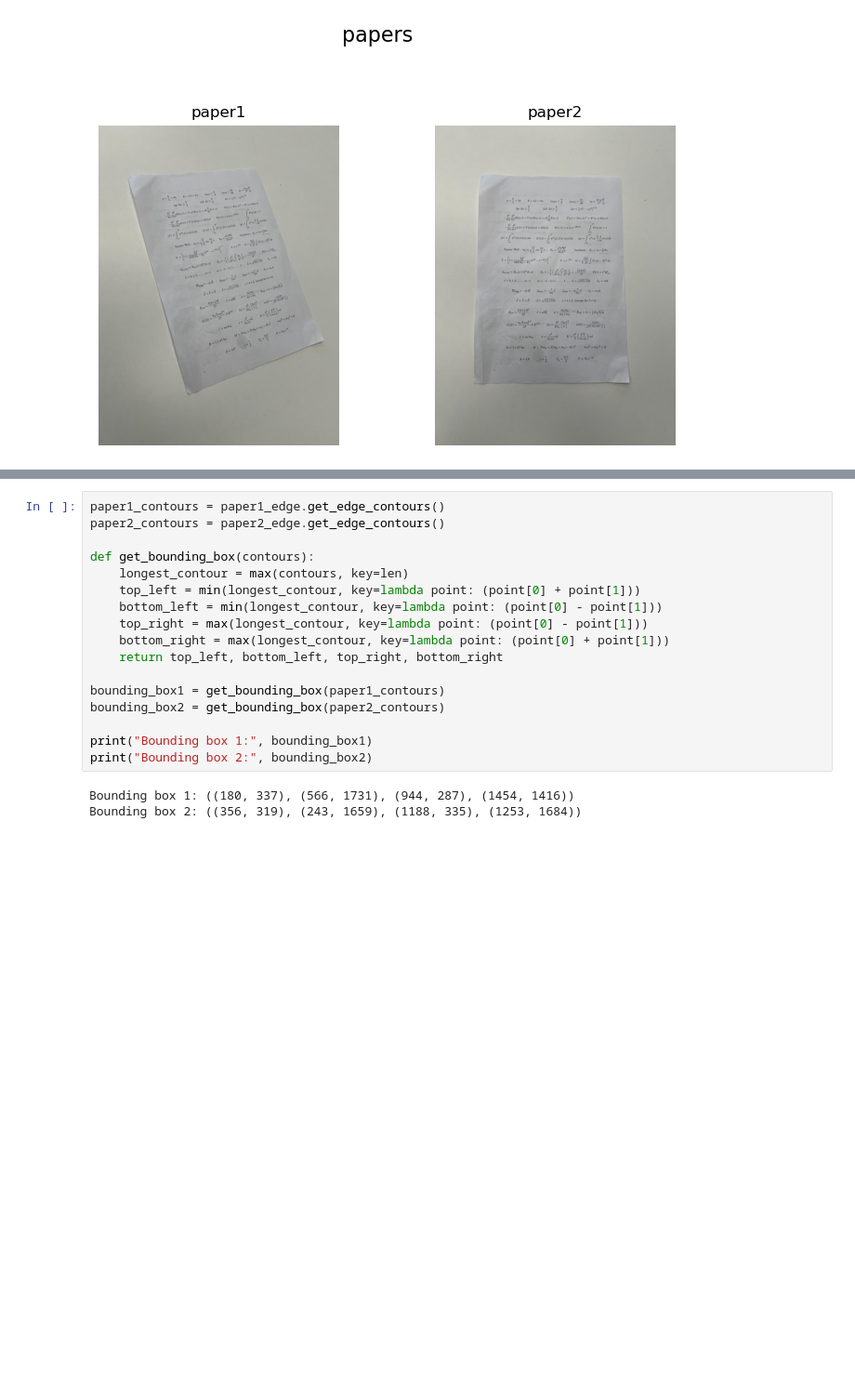
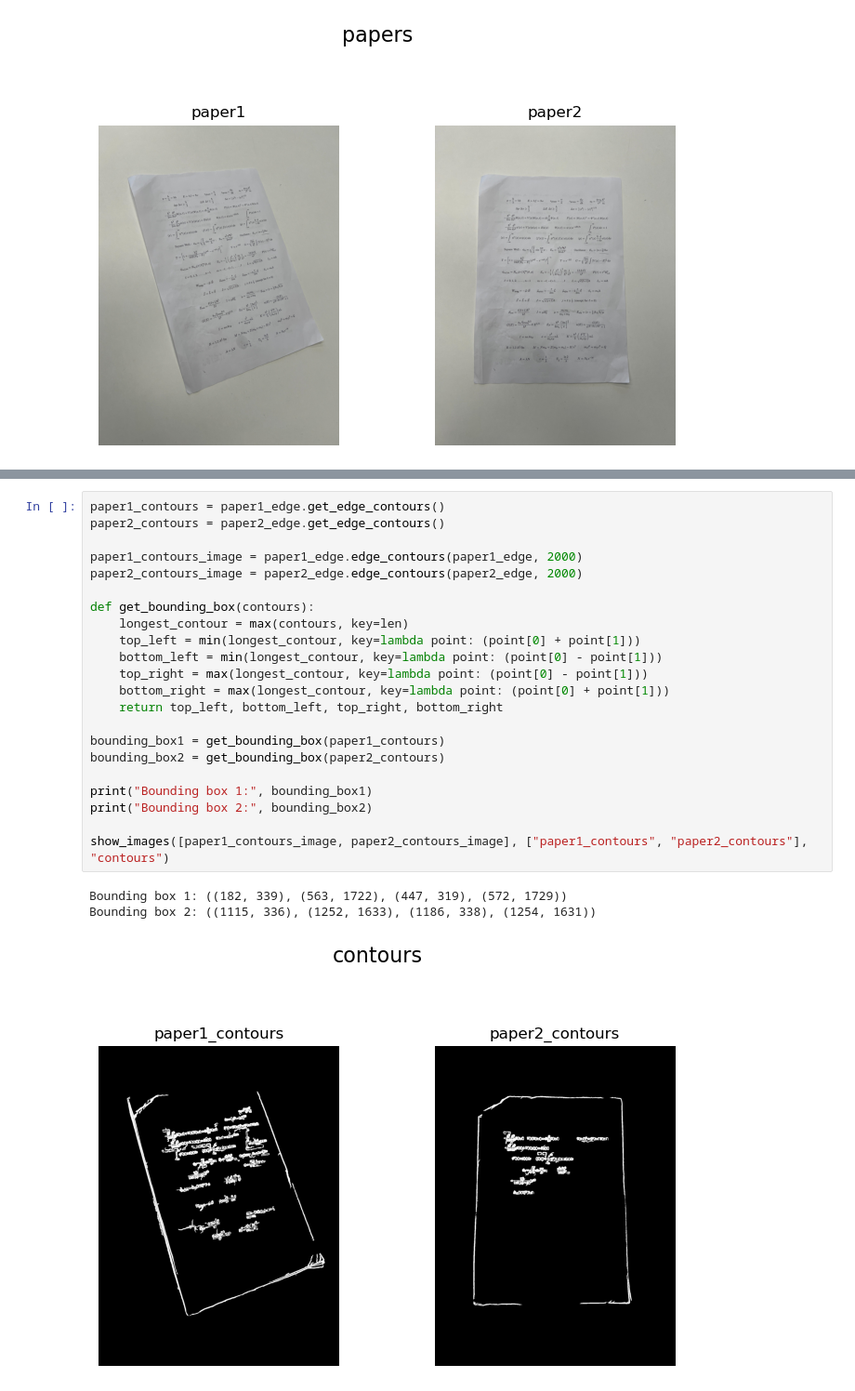
Before and after one commit to FLwolfy/Image-Processing, a Jupyter notebook: ImageWarpCorrection.ipynb, the cells around one changed output, grey strips where cells are left out. Shown at 93% size. Saved outputs shown, nothing was run; the diff lists cells and outputs as text; blank space fills up the shorter version.

Commit message:
【24/12/12】Draw Contours

```diff
--- a/ImageWarpCorrection.ipynb
+++ b/ImageWarpCorrection.ipynb
@@ -59,23 +76,29 @@ show_images([paper1_edge, paper2_edge], ["paper1_edge", "paper2_edge"], "edges")
 # %%
 paper1_contours = paper1_edge.get_edge_contours()
 paper2_contours = paper2_edge.get_edge_contours()
+
+paper1_contours_image = paper1_edge.edge_contours(paper1_edge, 2000)
+paper2_contours_image = paper2_edge.edge_contours(paper2_edge, 2000)
 
 def get_bounding_box(contours):
     longest_contour = max(contours, key=len)
     top_left = min(longest_contour, key=lambda point: (point[0] + point[1]))
     bottom_left = min(longest_contour, key=lambda point: (point[0] - point[1]))
     top_right = max(longest_contour, key=lambda point: (point[0] - point[1]))
     bottom_right = max(longest_contour, key=lambda point: (point[0] + point[1]))
     return top_left, bottom_left, top_right, bottom_right
 
 bounding_box1 = get_bounding_box(paper1_contours)
 bounding_box2 = get_bounding_box(paper2_contours)
 
 print("Bounding box 1:", bounding_box1)
 print("Bounding box 2:", bounding_box2)
+
+show_images([paper1_contours_image, paper2_contours_image], ["paper1_contours", "paper2_contours"], "contours")
 # %% [output]
-Bounding box 1: ((180, 337), (566, 1731), (944, 287), (1454, 1416))
-Bounding box 2: ((356, 319), (243, 1659), (1188, 335), (1253, 1684))
+Bounding box 1: ((182, 339), (563, 1722), (447, 319), (572, 1729))
+Bounding box 2: ((1115, 336), (1252, 1633), (1186, 338), (1254, 1631))
+[figure, added]
 # %%
 paper1_warped = Image.perspective_warp(paper1, bounding_box1)
 paper2_warped = Image.perspective_warp(paper2, bounding_box2)
```
Also changed, not shown: parts of 3 cells of this notebook, 5 other files.
